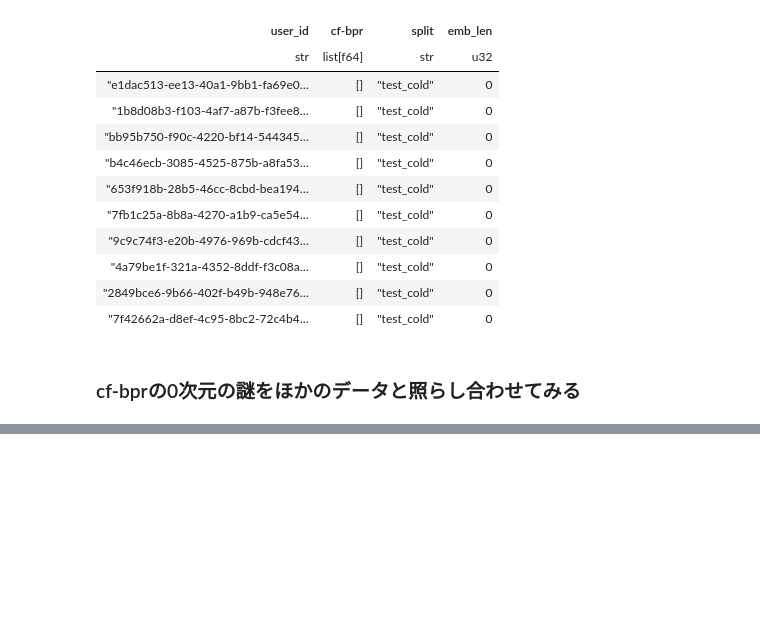
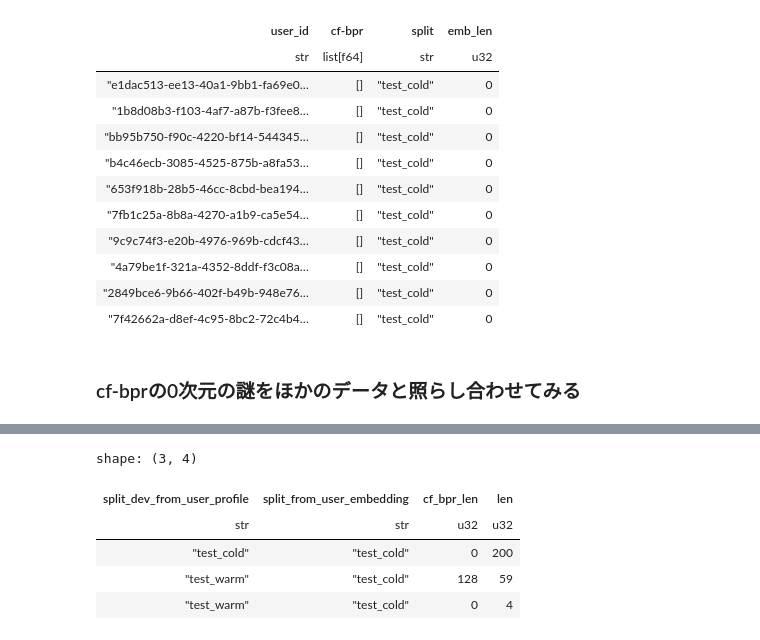
Before and after one commit to NaganagaKen/music-crs-evaluator, a Jupyter notebook: notebook/EDA_user_embedding.ipynb, the cells around one changed output, grey strips where cells are left out. Cells and saved outputs as stored; diff of their text form; code cells hidden in the pictures; blank space fills up the shorter version.

```diff
--- a/notebook/EDA_user_embedding.ipynb
+++ b/notebook/EDA_user_embedding.ipynb
@@ -195,0 +229,9 @@ AttributeError: 'DataFrame' object has no attribute 'user_id'
+# %%
+df_test_cold.group_by(["split_dev_from_user_profile", "split_from_user_embedding", pl.col("cf-bpr").list.len().alias("cf_bpr_len")]).agg(pl.len()).sort("len", descending=True)
+# %% [output]
+shape: (3, 4)
+| split_dev_from_user_profile | split_from_user_embedding | cf_bpr_len | len |
+| str | str | u32 | u32 |
+| "test_cold" | "test_cold" | 0 | 200 |
+| "test_warm" | "test_cold" | 128 | 59 |
+| "test_warm" | "test_cold" | 0 | 4 |
```
Also changed, not shown: parts of 15 cells of this notebook.
